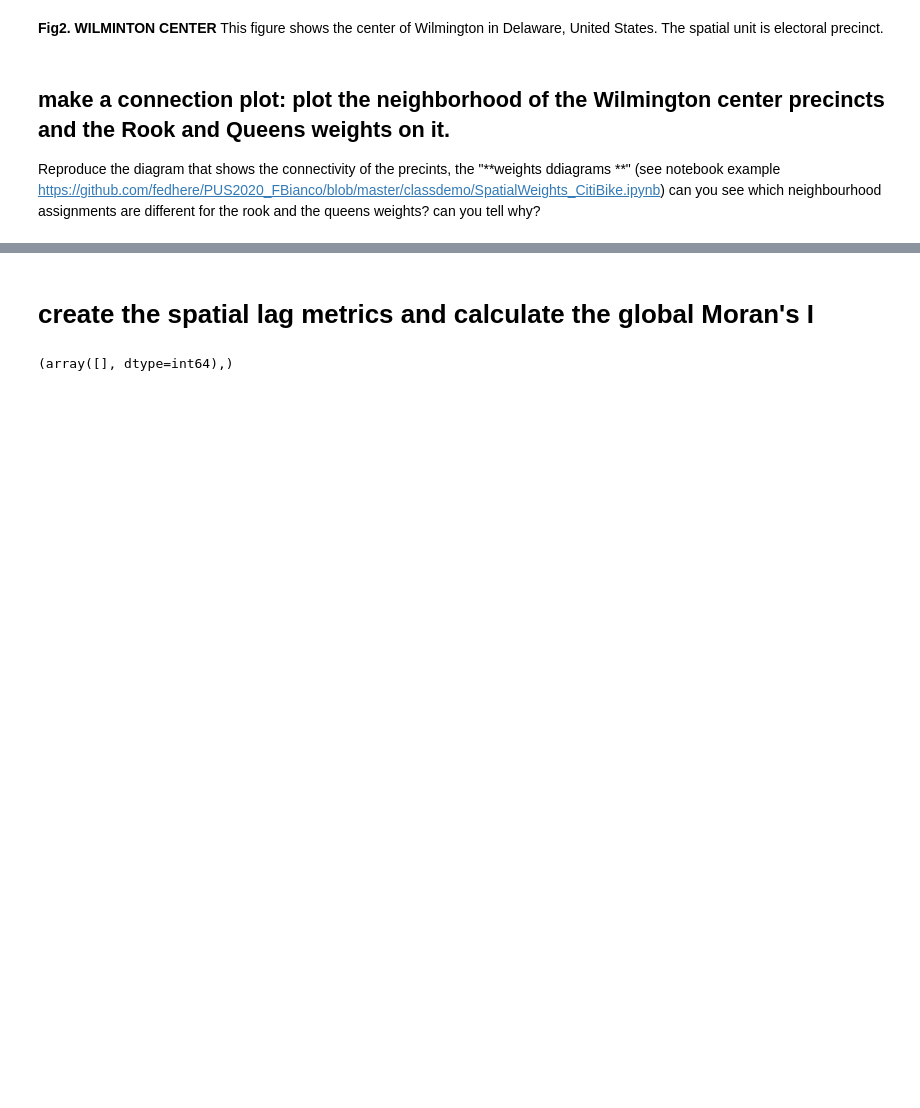
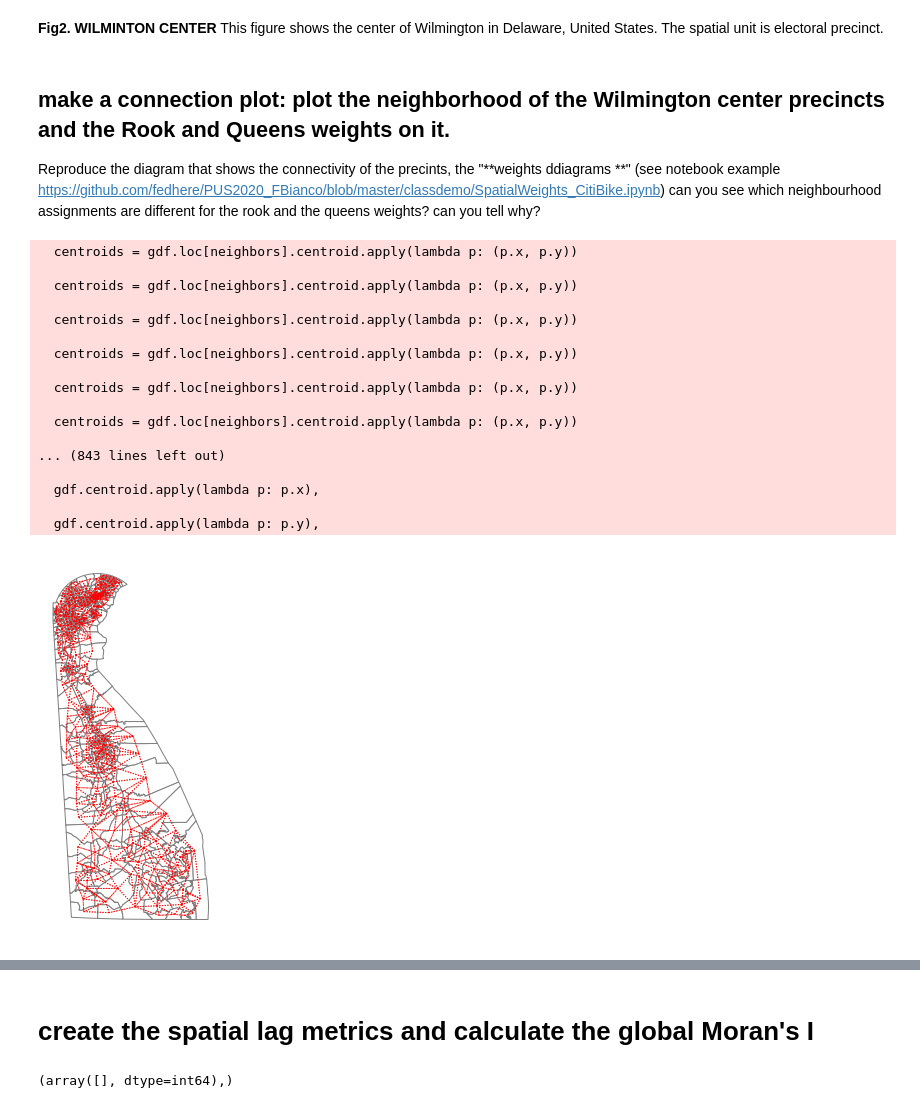
Before and after one commit to KLeeDE/PUS2020_KLee, a Jupyter notebook: HW6/DEelectoralHW6_Kyungmin.ipynb, the cells around one changed output, grey strips where cells are left out. Saved outputs shown, nothing was run; the diff lists cells and outputs as text; code cells hidden in the pictures; blank space fills up the shorter version.

```diff
--- a/HW6/DEelectoralHW6_Kyungmin.ipynb
+++ b/HW6/DEelectoralHW6_Kyungmin.ipynb
@@ -659,3 +662,28 @@ wilmingtonpc.to_crs(epsg=2263).plot(edgecolor='grey')
 
 
 Reproduce the diagram that shows the connectivity of the precints, the "**weights ddiagrams **" (see notebook example https://github.com/fedhere/PUS2020_FBianco/blob/master/classdemo/SpatialWeights_CitiBike.ipynb) can you see which neighbourhood assignments are different for the rook and the queens weights? can you tell why?
+# %%
+ax = de_elecmap.plot(edgecolor='grey', facecolor='w', figsize=(14,7))
+f,ax = rook_DE.plot(de_elecmap, ax=ax,
+        edge_kws=dict(color='r', linestyle=':', linewidth=1),
+        node_kws=dict(marker=''))
+ax.set_axis_off()
+# %% [output]
+  centroids = gdf.loc[neighbors].centroid.apply(lambda p: (p.x, p.y))
+
+  centroids = gdf.loc[neighbors].centroid.apply(lambda p: (p.x, p.y))
+
+  centroids = gdf.loc[neighbors].centroid.apply(lambda p: (p.x, p.y))
+
+  centroids = gdf.loc[neighbors].centroid.apply(lambda p: (p.x, p.y))
+
+  centroids = gdf.loc[neighbors].centroid.apply(lambda p: (p.x, p.y))
+
+  centroids = gdf.loc[neighbors].centroid.apply(lambda p: (p.x, p.y))
+
+... (843 lines left out)
+
+  gdf.centroid.apply(lambda p: p.x),
+
+  gdf.centroid.apply(lambda p: p.y),
+[figure, added]
```
Also changed, not shown: parts of 20 cells of this notebook.
